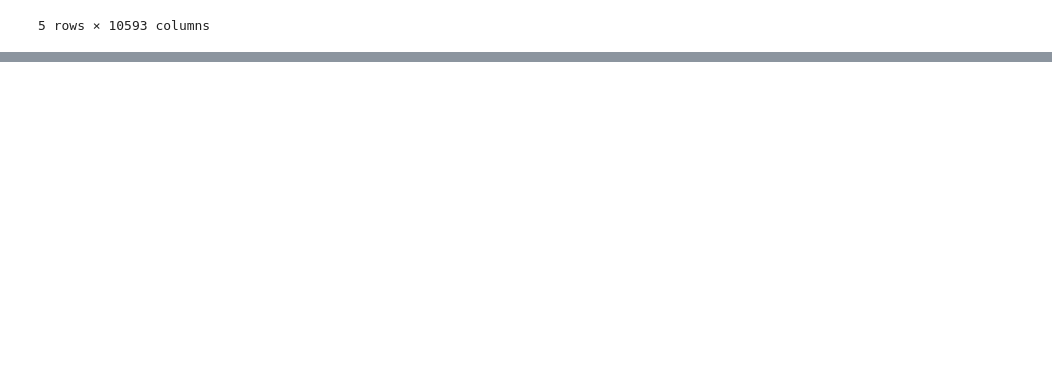
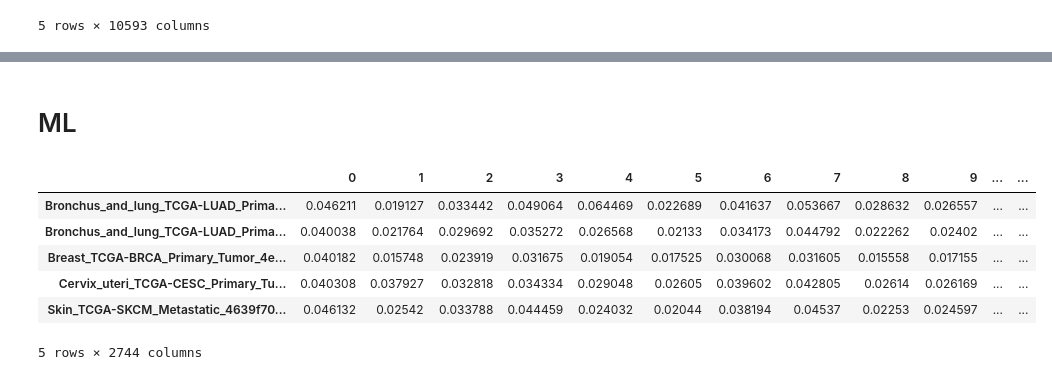
Before and after one commit to Irfanwustl/ResearchCode2_in_transition, a Jupyter notebook: My_Own_Project/scGeneFit-python-master/cancer_classification.ipynb, the cells around one changed output, grey strips where cells are left out. Saved outputs shown, nothing was run; the diff lists cells and outputs as text; code cells hidden in the pictures; blank space fills up the shorter version.

```diff
--- a/My_Own_Project/scGeneFit-python-master/cancer_classification.ipynb
+++ b/My_Own_Project/scGeneFit-python-master/cancer_classification.ipynb
@@ -201,0 +202,15 @@ Elapsed time: 30.244643688201904 seconds
+# %% [markdown]
+# ML
+# %%
+X_train_ready = X_train.drop(['Target_encoded'], axis = 1)
+X_test_ready = X_test.drop(['Target_encoded'], axis = 1)
+X_train_ready.head()
+X_test_ready.head()
+# %% [output]
+|  | 0 | 1 | 2 | 3 | 4 | 5 | 6 | 7 | 8 | 9 | ... | ... |
+| Bronchus_and_lung_TCGA-LUAD_Prima... | 0.046211 | 0.019127 | 0.033442 | 0.049064 | 0.064469 | 0.022689 | 0.041637 | 0.053667 | 0.028632 | 0.026557 | ... | ... |
+| Bronchus_and_lung_TCGA-LUAD_Prima... | 0.040038 | 0.021764 | 0.029692 | 0.035272 | 0.026568 | 0.02133 | 0.034173 | 0.044792 | 0.022262 | 0.02402 | ... | ... |
+| Breast_TCGA-BRCA_Primary_Tumor_4e... | 0.040182 | 0.015748 | 0.023919 | 0.031675 | 0.019054 | 0.017525 | 0.030068 | 0.031605 | 0.015558 | 0.017155 | ... | ... |
+| Cervix_uteri_TCGA-CESC_Primary_Tu... | 0.040308 | 0.037927 | 0.032818 | 0.034334 | 0.029048 | 0.02605 | 0.039602 | 0.042805 | 0.02614 | 0.026169 | ... | ... |
+| Skin_TCGA-SKCM_Metastatic_4639f70... | 0.046132 | 0.02542 | 0.033788 | 0.044459 | 0.024032 | 0.02044 | 0.038194 | 0.04537 | 0.02253 | 0.024597 | ... | ... |
+5 rows × 2744 columns
```
Also changed, not shown: parts of 13 cells of this notebook, 1 other file.
